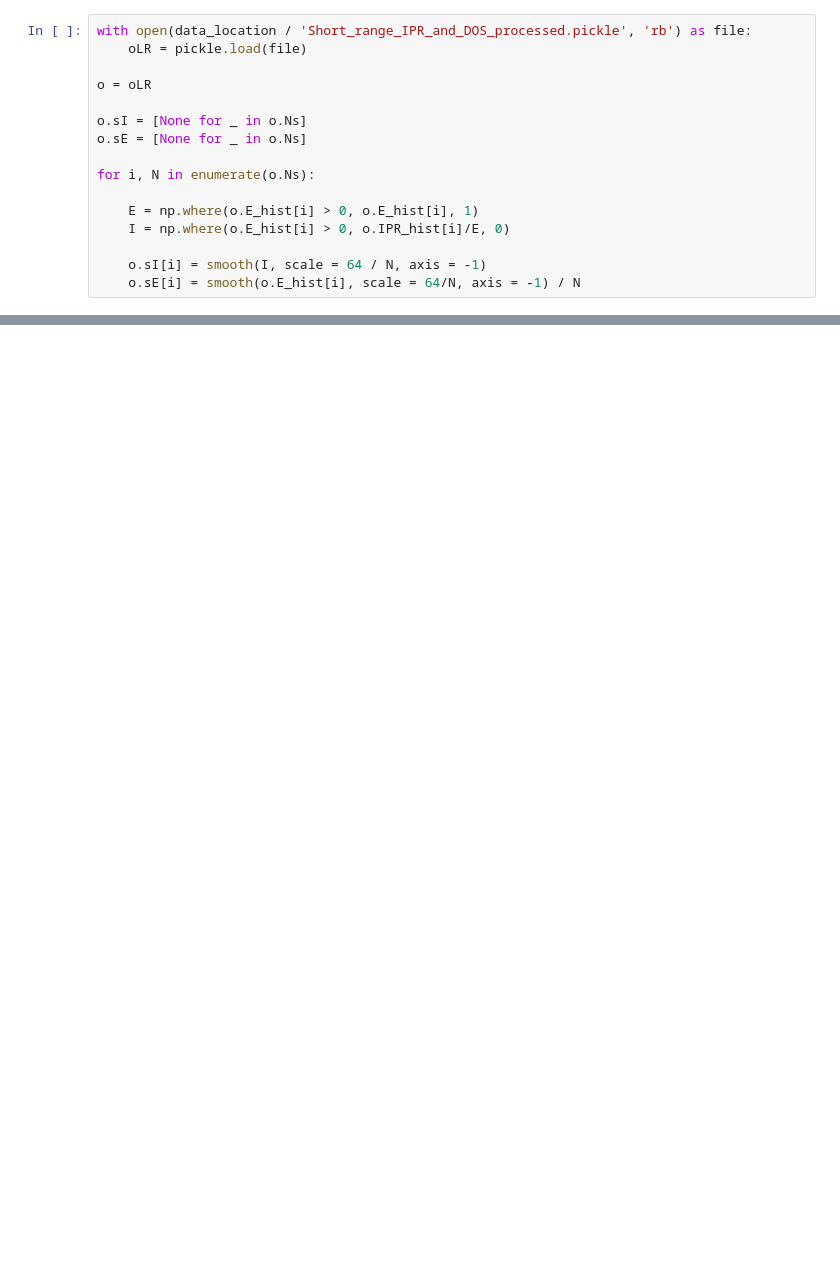
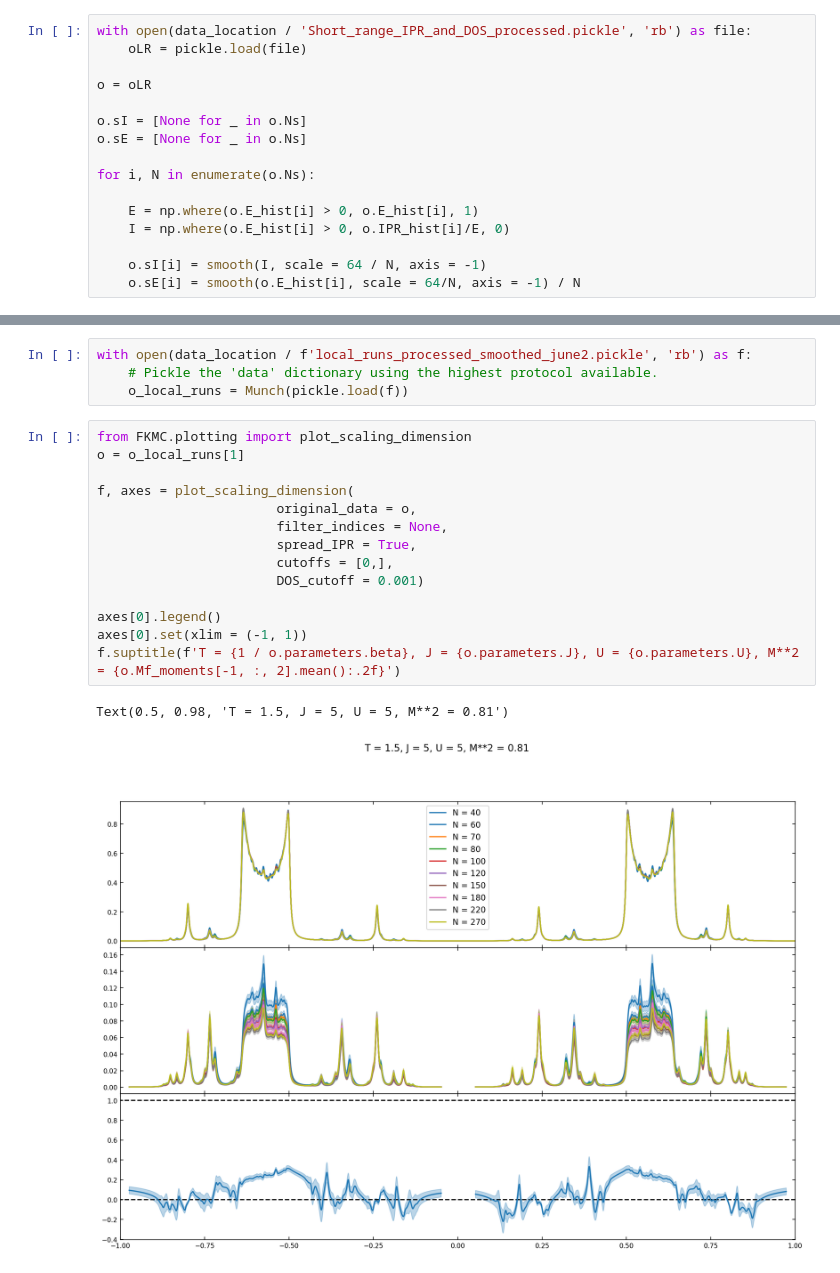
Before and after one commit to TomHodson/FKMC, a Jupyter notebook: notebooks/munich/Figures/ShortPaper_Figures.ipynb, the cells around one changed output, grey strips where cells are left out. Drawn from its saved outputs; the diff is of its cells as text; blank space fills up the shorter version.

```diff
--- a/notebooks/munich/Figures/ShortPaper_Figures.ipynb
+++ b/notebooks/munich/Figures/ShortPaper_Figures.ipynb
@@ -240,0 +382,21 @@ The PostScript backend does not support transparency; partially transparent arti
+# %%
+with open(data_location / f'local_runs_processed_smoothed_june2.pickle', 'rb') as f:
+    # Pickle the 'data' dictionary using the highest protocol available.
+    o_local_runs = Munch(pickle.load(f))
+# %%
+from FKMC.plotting import plot_scaling_dimension
+o = o_local_runs[1]
+
+f, axes = plot_scaling_dimension(
+                       original_data = o,
+                       filter_indices = None,
+                       spread_IPR = True,
+                       cutoffs = [0,],
+                       DOS_cutoff = 0.001)
+
+axes[0].legend()
+axes[0].set(xlim = (-1, 1))
+f.suptitle(f'T = {1 / o.parameters.beta}, J = {o.parameters.J}, U = {o.parameters.U}, M**2 = {o.Mf_moments[-1, :, 2].mean():.2f}')
+# %% [output]
+Text(0.5, 0.98, 'T = 1.5, J = 5, U = 5, M**2 = 0.81')
+[figure, added]
```
Also changed, not shown: parts of 13 cells of this notebook, 5 other files.
